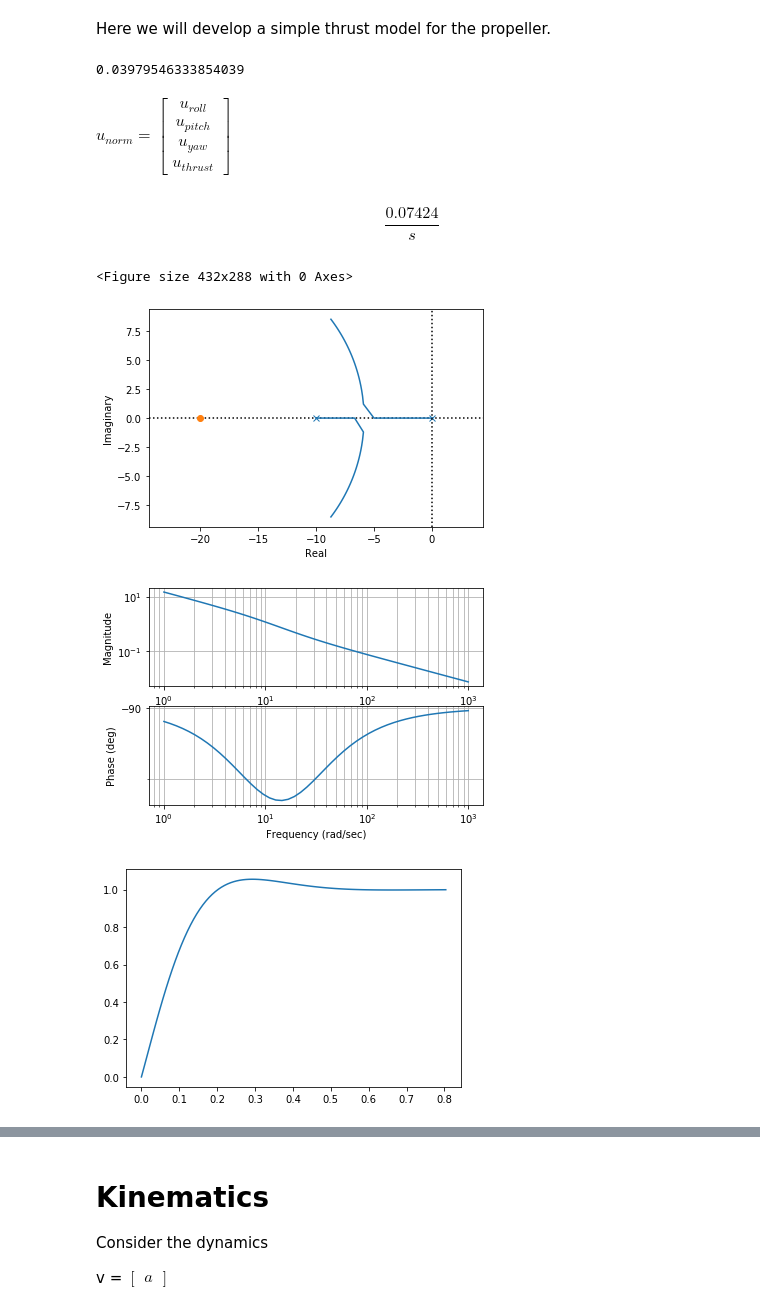
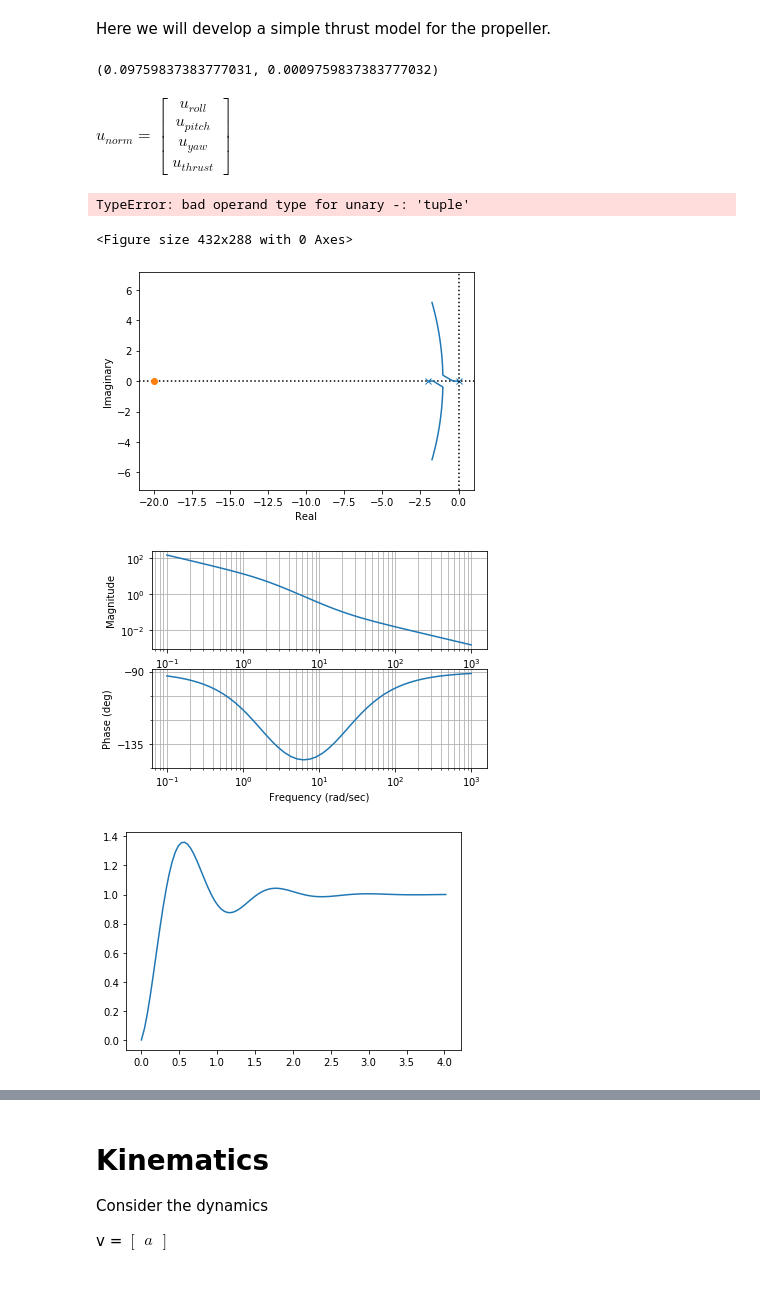
Before and after one commit to jgoppert/aae497-f19, a Jupyter notebook: lectures/10-Multirotor-Copy1.ipynb, the cells around one changed output, grey strips where cells are left out. Drawn from its saved outputs; the diff is of its cells as text; code cells hidden in the pictures; blank space fills up the shorter version.

```diff
--- a/lectures/10-Multirotor-Copy1.ipynb
+++ b/lectures/10-Multirotor-Copy1.ipynb
@@ -12,7 +12,7 @@ import matplotlib.pyplot as plt
 # %% [markdown]
 Here we will develop a simple thrust model for the propeller.
 # %%
-def thrust(throttle, rho, r, V, kV, CT):
+def thrust(throttle, rho, r, V, kV, CT, Cm):
     """
     throttle: 0-1 controls voltage, []
     rho: density of air, [kg/m^3]
@@ -23,11 +23,11 @@ def thrust(throttle, rho, r, V, kV, CT):
     omega = throttle*V*kV*(2*ca.pi/60)
     q = 0.5*rho*(omega*r)**2
     s = ca.pi*r**2
-    return CT*q*s
+    return CT*q*s,Cm*q*s
 
-thrust(throttle=0.5, rho=1.225, r=0.05, V=11.1, kV=1550, CT=1.0e-2)*4/9.81
+thrust(throttle=0.5, rho=1.225, r=0.05, V=11.1, kV=1550, CT=1.0e-2, Cm=1e-4)
 # %% [output]
-0.03979546333854039
+(0.09759837383777031, 0.0009759837383777032)
 # %% [markdown]
 $ u_{norm} = \begin{bmatrix}u_{roll}\\u_{pitch}\\u_{yaw}\\u_{thrust} \end{bmatrix} $
 # %%
@@ -143,7 +143,7 @@ def linearize():
 
 lin = linearize()
 x0 = np.zeros(12)
-u0 = np.array([0,0,0,0.5])
+u0 = np.array([0.5,0.5,0.5,0.5])
 p0 = np.array([1,1,1,0,9.81,0.03979546333854039])
 A,B,C,D = lin(x0,u0,p0)
 A = np.array(A)
@@ -153,31 +153,38 @@ D = np.array(D)
 # do controller design
 sys_ss = control.ss(A,B,C,D)
 sys = control.tf(sys_ss).minreal()
+sys
 
 G_pitch_rate = sys[10,1]
-G_pitch_rate
+G_roll_rate = sys[9,0]
+G_yaw_rate = sys[11,2]
+G_yaw_rate
+
+sys
+#G_roll_rate =
+#G_yaw_rate =
 # %% [output]
-$$\frac{0.07424}{s}$$
+TypeError: bad operand type for unary -: 'tuple'
 # %%
 s = control.tf([1,0],[0,1])
 H = (20+1*s)*10
 
-Ga = 1/(s/10+1)
+Ga = 1/(s/2+1)
 Go = Ga*G_pitch_rate*H
 
 Gc = control.feedback(Go)
 plt.figure()
 control.rlocus(Go,kvect= np.linspace(0,1));
 plt.axis('equal')
 t,y = control.step_response(Gc)
 control.step_info(Gc)
 plt.figure()
 control.bode(Go)
 plt.figure()
 plt.plot(t,y)
 plt.show()
 # %% [output]
 <Figure size 432x288 with 0 Axes>
-[figure, old version]
+[figure, new version]
-[figure, old version]
+[figure, new version]
-[figure, old version]
+[figure, new version]
```
Also changed, not shown: parts of 2 cells of this notebook.
